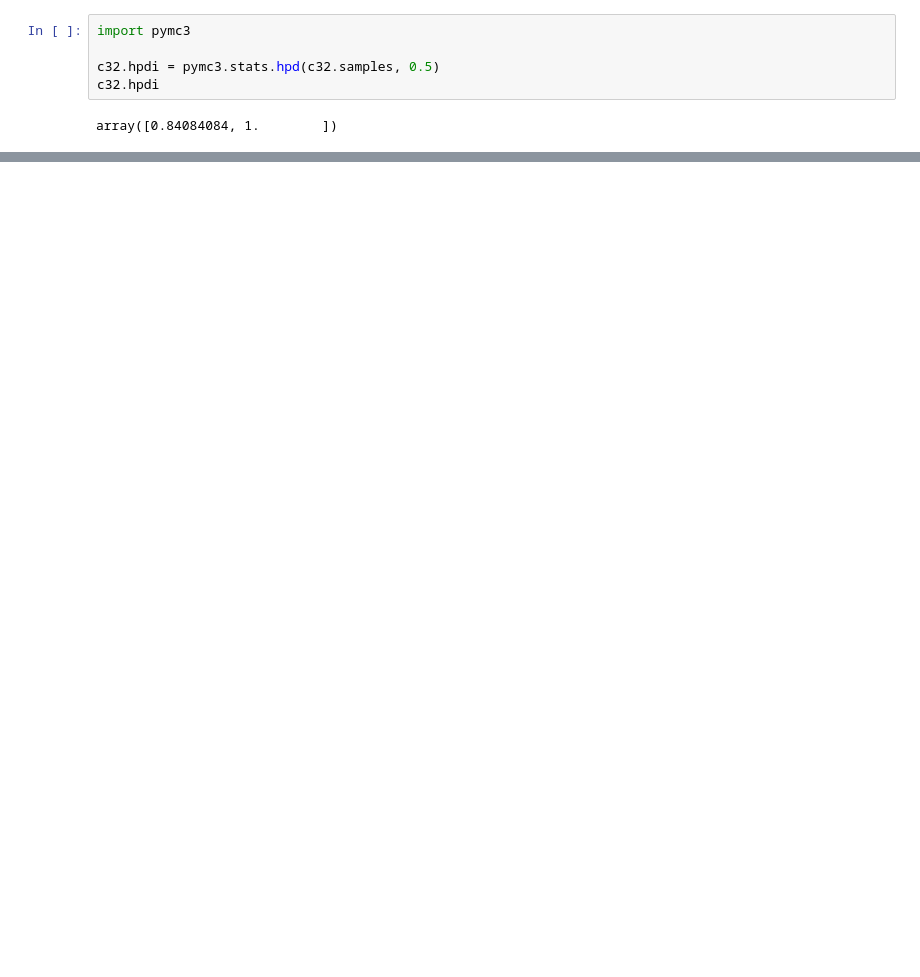
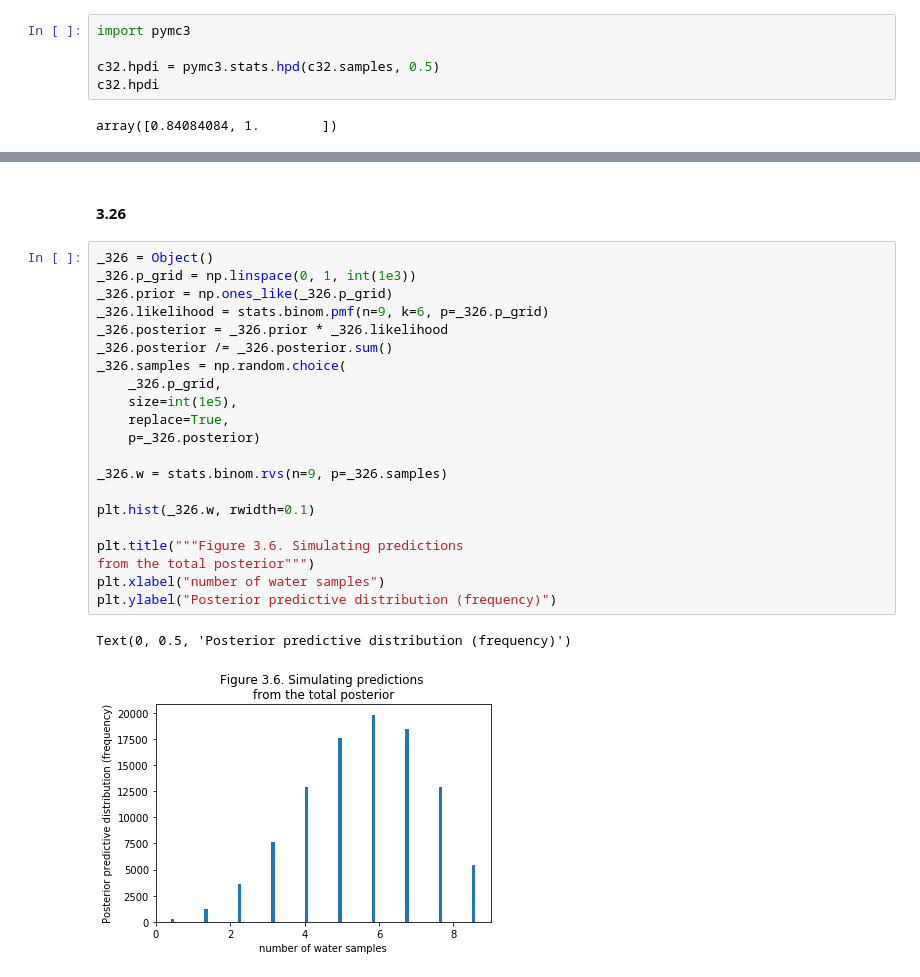
Before and after one commit to alex-kalinin/statistical-rethinking, a Jupyter notebook: py3/3_Sampling_from_the_Imaginary_take_2.ipynb, the cells around one changed output, grey strips where cells are left out. Cells and saved outputs as stored; diff of their text form; blank space fills up the shorter version.

```diff
--- a/py3/3_Sampling_from_the_Imaginary_take_2.ipynb
+++ b/py3/3_Sampling_from_the_Imaginary_take_2.ipynb
@@ -229,0 +271,26 @@ print("50% HPDI:", _ex.hpdi)
+# %% [markdown]
+#### 3.26
+# %%
+_326 = Object()
+_326.p_grid = np.linspace(0, 1, int(1e3))
+_326.prior = np.ones_like(_326.p_grid)
+_326.likelihood = stats.binom.pmf(n=9, k=6, p=_326.p_grid)
+_326.posterior = _326.prior * _326.likelihood
+_326.posterior /= _326.posterior.sum()
+_326.samples = np.random.choice(
+    _326.p_grid,
+    size=int(1e5),
+    replace=True,
+    p=_326.posterior)
+
+_326.w = stats.binom.rvs(n=9, p=_326.samples)
+
+plt.hist(_326.w, rwidth=0.1)
+
+plt.title("""Figure 3.6. Simulating predictions
+from the total posterior""")
+plt.xlabel("number of water samples")
+plt.ylabel("Posterior predictive distribution (frequency)")
+# %% [output]
+Text(0, 0.5, 'Posterior predictive distribution (frequency)')
+[figure, added]
```
Also changed, not shown: parts of 18 cells of this notebook.
